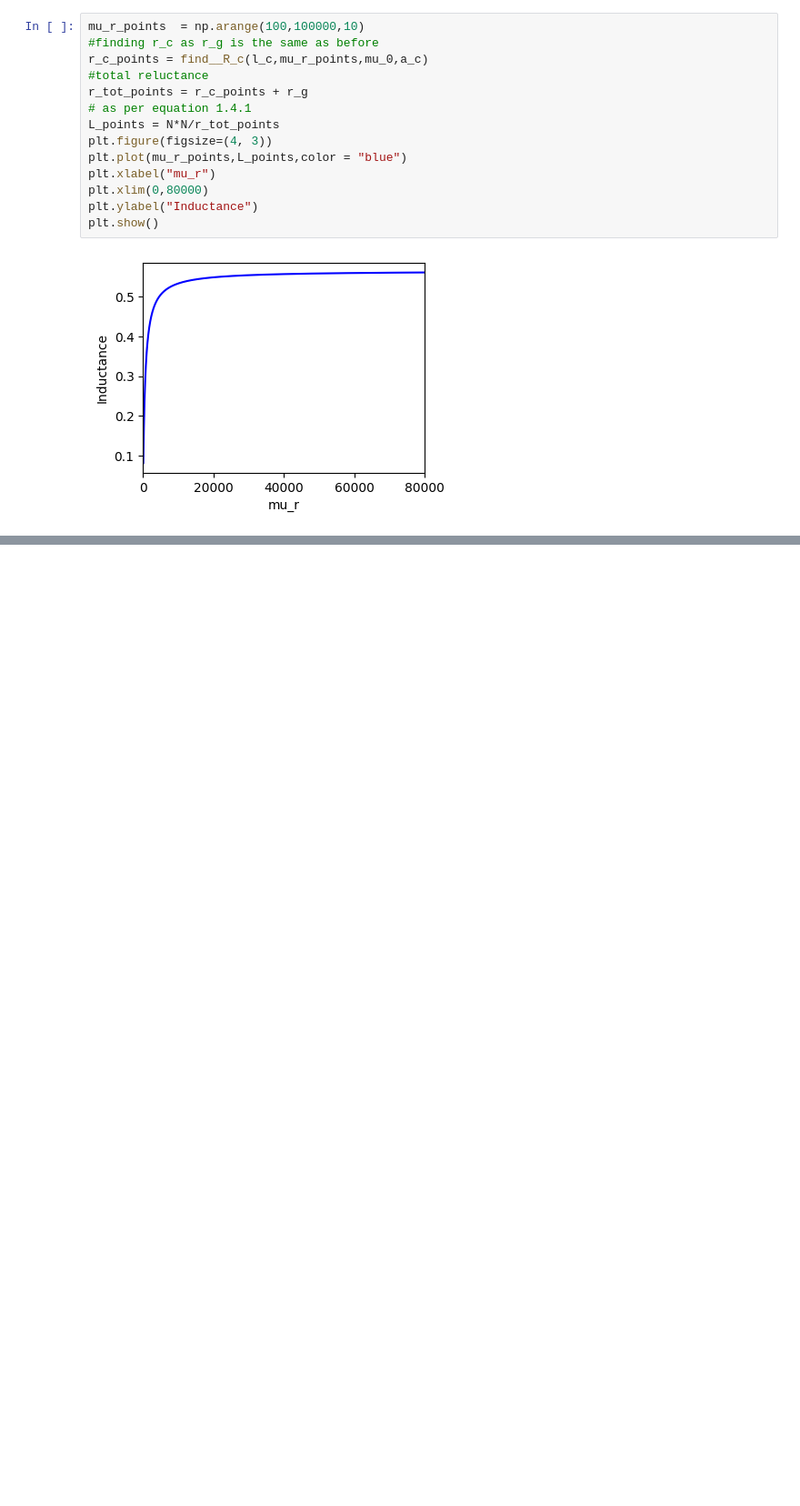
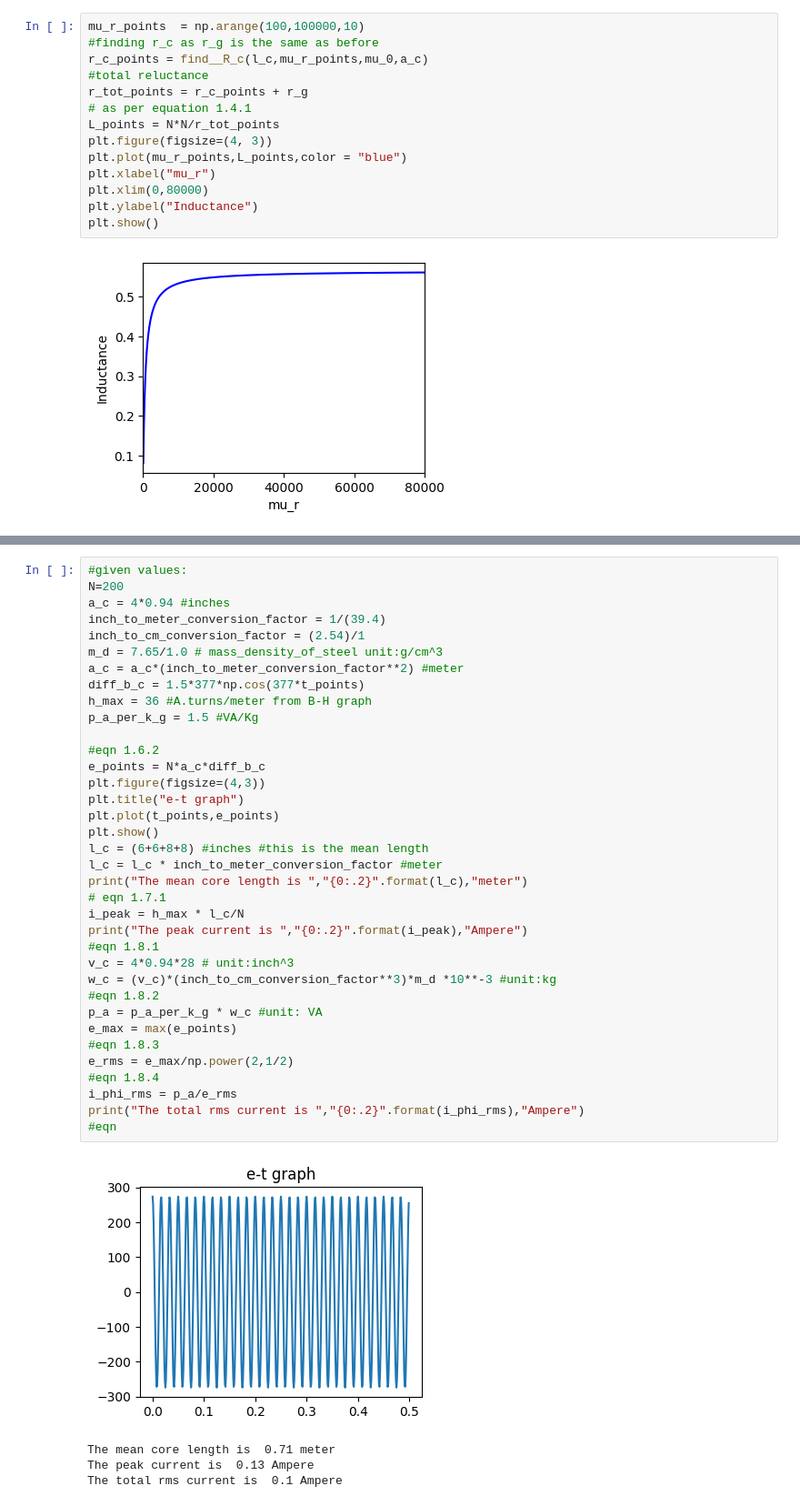
Before and after one commit to oreymaonr/Electric-Machinery, a Jupyter notebook: Electric Machinery.ipynb, the cells around one changed output, grey strips where cells are left out. Shown at 91% size. Cells and saved outputs as stored; diff of their text form; blank space fills up the shorter version.

```diff
--- a/Electric Machinery.ipynb
+++ b/Electric Machinery.ipynb
@@ -279,0 +346,41 @@ Electrical energy stored is  0.18 Joules
+# %%
+#given values:
+N=200
+a_c = 4*0.94 #inches
+inch_to_meter_conversion_factor = 1/(39.4)
+inch_to_cm_conversion_factor = (2.54)/1
+m_d = 7.65/1.0 # mass_density_of_steel unit:g/cm^3
+a_c = a_c*(inch_to_meter_conversion_factor**2) #meter
+diff_b_c = 1.5*377*np.cos(377*t_points)
+h_max = 36 #A.turns/meter from B-H graph
+p_a_per_k_g = 1.5 #VA/Kg
+
+#eqn 1.6.2
+e_points = N*a_c*diff_b_c
+plt.figure(figsize=(4,3))
+plt.title("e-t graph")
+plt.plot(t_points,e_points)
+plt.show()
+l_c = (6+6+8+8) #inches #this is the mean length
+l_c = l_c * inch_to_meter_conversion_factor #meter
+print("The mean core length is ","{0:.2}".format(l_c),"meter")
+# eqn 1.7.1
+i_peak = h_max * l_c/N
+print("The peak current is ","{0:.2}".format(i_peak),"Ampere")
+#eqn 1.8.1
+v_c = 4*0.94*28 # unit:inch^3
+w_c = (v_c)*(inch_to_cm_conversion_factor**3)*m_d *10**-3 #unit:kg
+#eqn 1.8.2
+p_a = p_a_per_k_g * w_c #unit: VA
+e_max = max(e_points)
+#eqn 1.8.3
+e_rms = e_max/np.power(2,1/2)
+#eqn 1.8.4
+i_phi_rms = p_a/e_rms
+print("The total rms current is ","{0:.2}".format(i_phi_rms),"Ampere")
+#eqn
+# %% [output]
+[figure, added]
+The mean core length is  0.71 meter
+The peak current is  0.13 Ampere
+The total rms current is  0.1 Ampere
```
Also changed, not shown: parts of 14 cells of this notebook.
